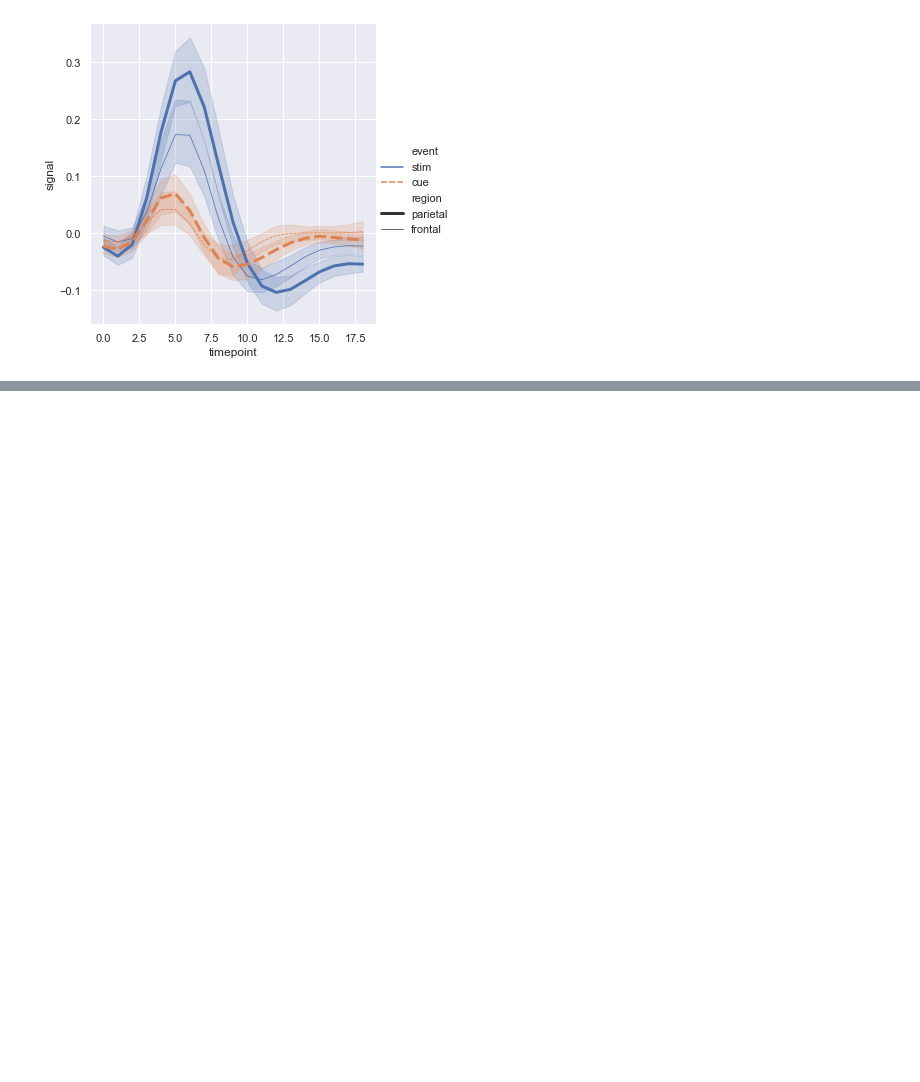
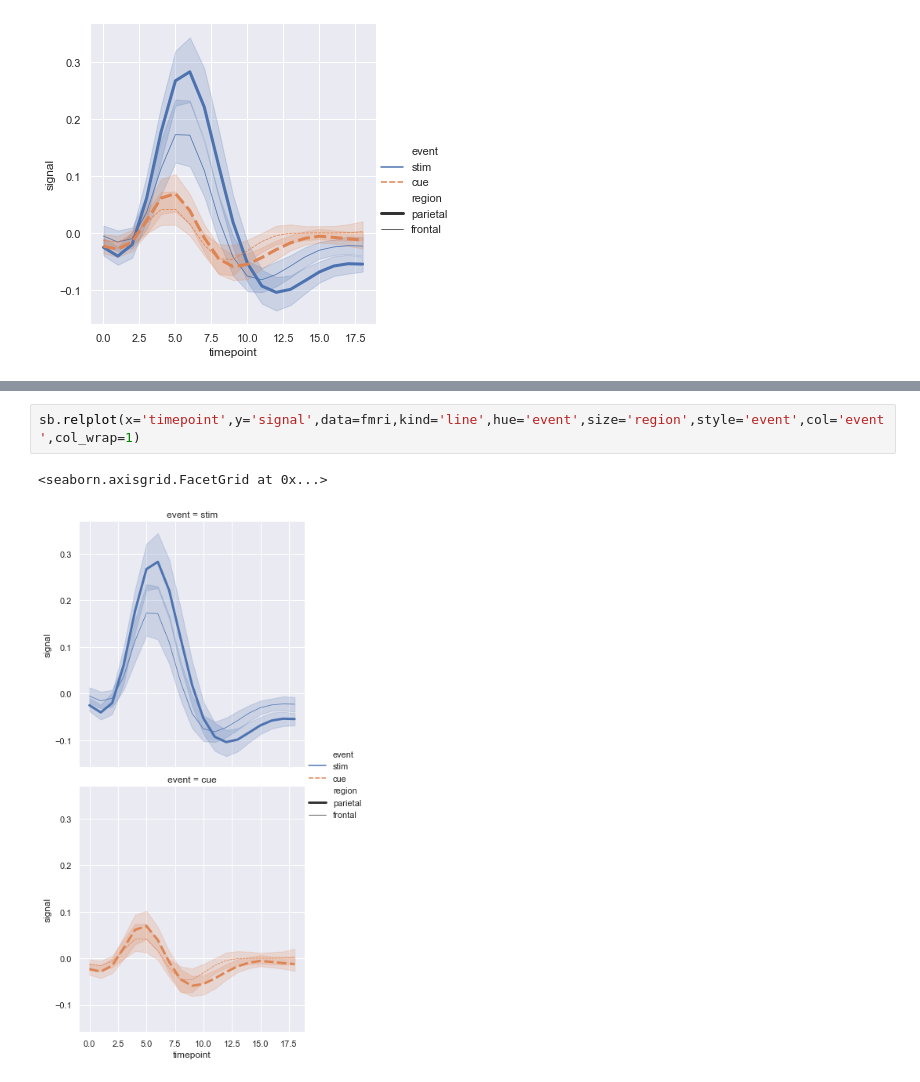
Before and after one commit to KrishnaDesai16/ML-DL, a Jupyter notebook: python/Visualization/seaborn.ipynb, the cells around one changed output, grey strips where cells are left out. Saved outputs shown, nothing was run; the diff lists cells and outputs as text; blank space fills up the shorter version.

```diff
--- a/python/Visualization/seaborn.ipynb
+++ b/python/Visualization/seaborn.ipynb
@@ -124,0 +144,5 @@ sb.relplot(x='timepoint',y='signal',data=fmri,kind='line',hue='event',size='regi
+# %%
+sb.relplot(x='timepoint',y='signal',data=fmri,kind='line',hue='event',size='region',style='event',col='event',col_wrap=1)
+# %% [output]
+<seaborn.axisgrid.FacetGrid at 0x...>
+[figure, added]
```
Also changed, not shown: parts of 9 cells of this notebook.
